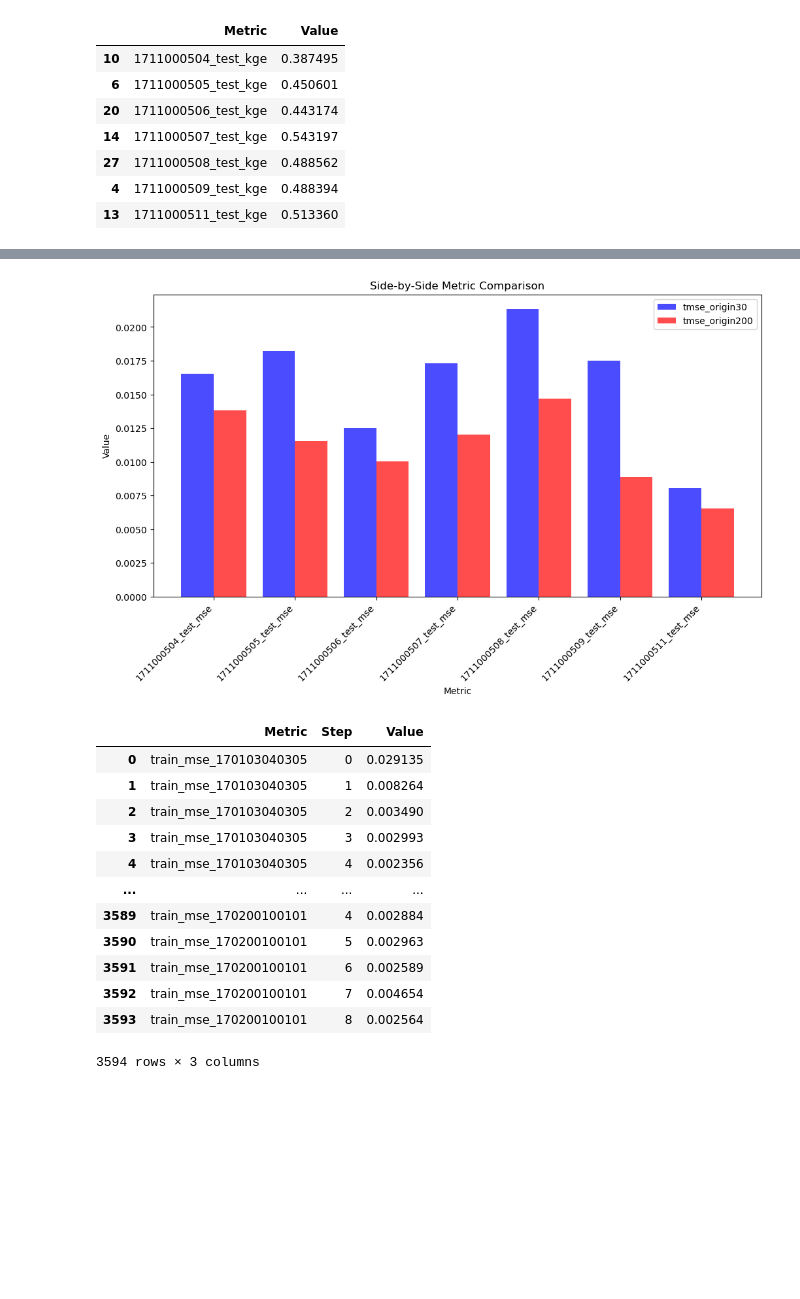
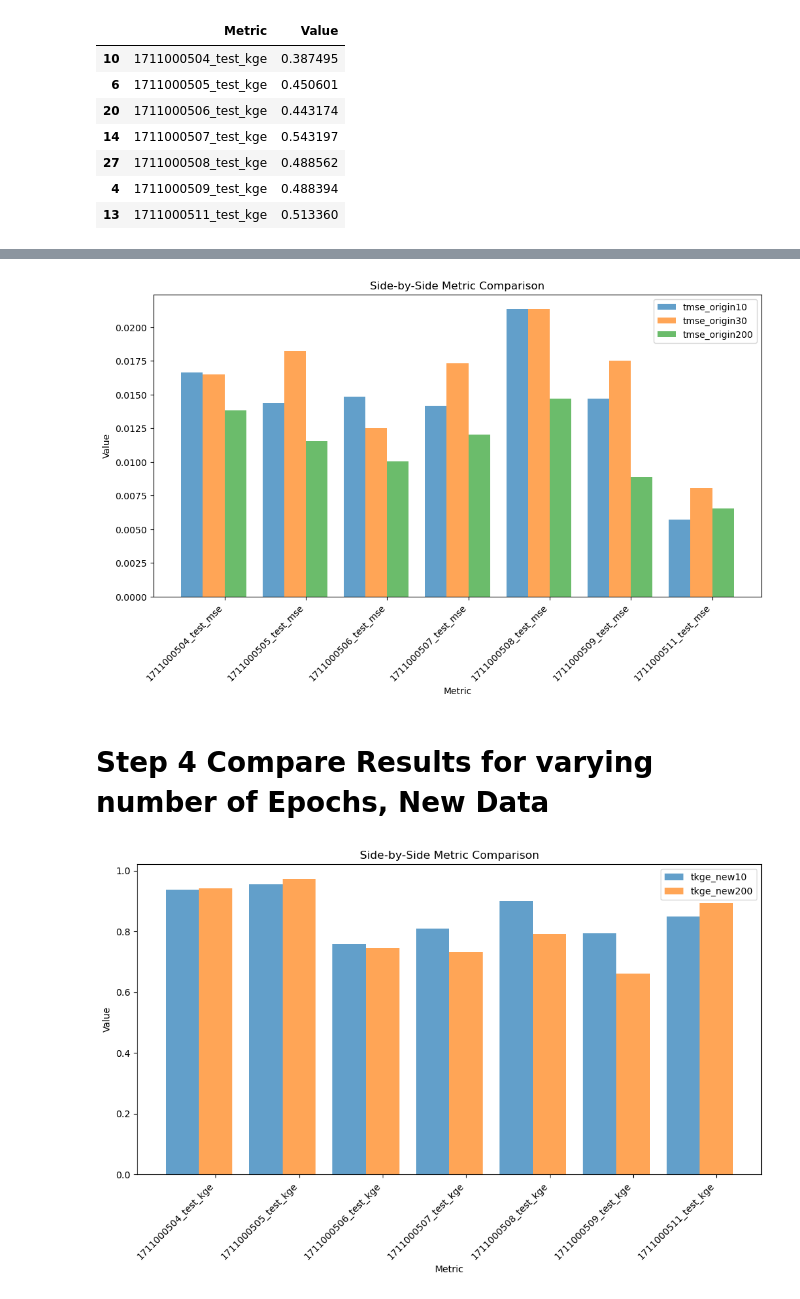
Before and after one commit to DSHydro/SnowML, a Jupyter notebook: notebooks/Prototype_Model_Results/VizHuc10Compare.ipynb, the cells around one changed output, grey strips where cells are left out. Saved outputs shown, nothing was run; the diff lists cells and outputs as text; code cells hidden in the pictures; blank space fills up the shorter version.

```diff
--- a/notebooks/Prototype_Model_Results/VizHuc10Compare.ipynb
+++ b/notebooks/Prototype_Model_Results/VizHuc10Compare.ipynb
@@ -128,4 +164,5 @@ plot_side_by_side(df_orig30_tkge, df_orig200_tkge, "tkge_origin30", "tkge_origin
 # %%
-plot_side_by_side(df_orig30_tmse, df_orig200_tmse, "tmse_origin30", "tmse_origin200")
+# MSE (Lower is better; 0 is Perfect)
+plot_side_by_side(df_orig10_tmse, "tmse_origin10", df_orig30_tmse, "tmse_origin30", df_orig200_tmse, "tmse_origin200")
 # %% [output]
-[figure, old version]
+[figure, new version]
@@ -134,16 +169,7 @@ df_new10 = load_ml_metrics(tracking_uri, new_10)
-# %%
-df_new10
-# %% [output]
-|  | Metric | Step | Value |
-| 0 | train_mse_170103040305 | 0 | 0.029135 |
-| 1 | train_mse_170103040305 | 1 | 0.008264 |
-| 2 | train_mse_170103040305 | 2 | 0.003490 |
-| 3 | train_mse_170103040305 | 3 | 0.002993 |
-| 4 | train_mse_170103040305 | 4 | 0.002356 |
-| ... | ... | ... | ... |
-| 3589 | train_mse_170200100101 | 4 | 0.002884 |
-| 3590 | train_mse_170200100101 | 5 | 0.002963 |
-| 3591 | train_mse_170200100101 | 6 | 0.002589 |
-| 3592 | train_mse_170200100101 | 7 | 0.004654 |
-| 3593 | train_mse_170200100101 | 8 | 0.002564 |
-3594 rows × 3 columns
+# %% [markdown]
+# Step 4 Compare Results for varying number of Epochs, New Data
+# %%
+# Klinge-Gupta Efficency (Higher is better; 1 is Perfect)
+plot_side_by_side(df_new10_tkge, "tkge_new10", df_new200_tkge, "tkge_new200")
+# %% [output]
+[figure, added]
```
Also changed, not shown: parts of 17 cells of this notebook.
